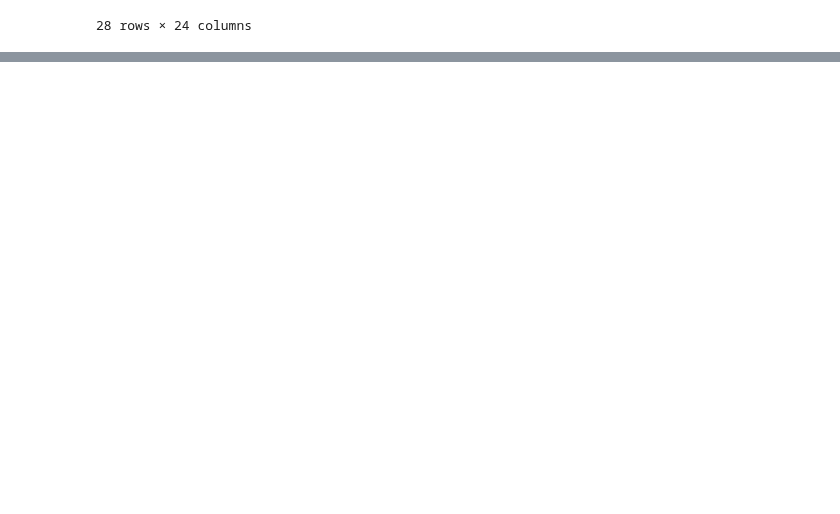
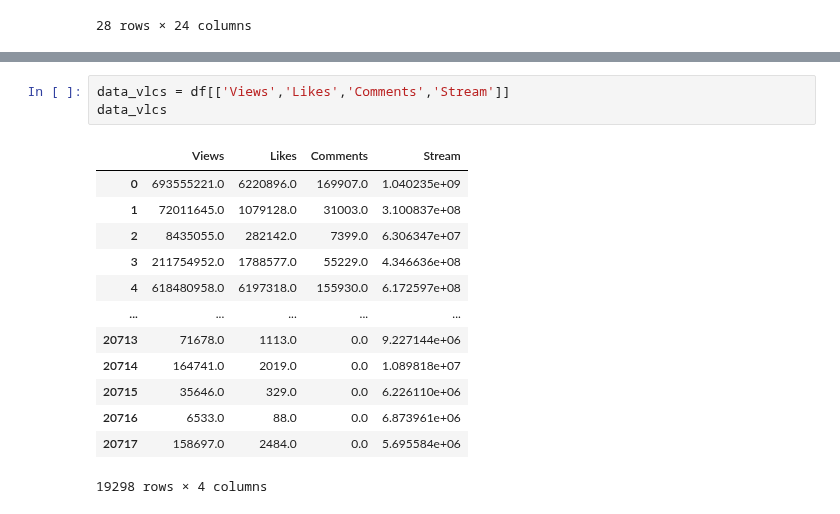
Before and after one commit to Lenmbugua/Analytics-Practice-Datasets, a Jupyter notebook: Spotify Youtube Dataset.ipynb, the cells around one changed output, grey strips where cells are left out. Saved outputs shown, nothing was run; the diff lists cells and outputs as text; blank space fills up the shorter version.

```diff
--- a/Spotify Youtube Dataset.ipynb
+++ b/Spotify Youtube Dataset.ipynb
@@ -546,0 +555,17 @@ df[df.Album == 'Greatest Hits']
+# %%
+data_vlcs = df[['Views','Likes','Comments','Stream']]
+data_vlcs
+# %% [output]
+|  | Views | Likes | Comments | Stream |
+| 0 | 693555221.0 | 6220896.0 | 169907.0 | 1.040235e+09 |
+| 1 | 72011645.0 | 1079128.0 | 31003.0 | 3.100837e+08 |
+| 2 | 8435055.0 | 282142.0 | 7399.0 | 6.306347e+07 |
+| 3 | 211754952.0 | 1788577.0 | 55229.0 | 4.346636e+08 |
+| 4 | 618480958.0 | 6197318.0 | 155930.0 | 6.172597e+08 |
+| ... | ... | ... | ... | ... |
+| 20713 | 71678.0 | 1113.0 | 0.0 | 9.227144e+06 |
+| 20714 | 164741.0 | 2019.0 | 0.0 | 1.089818e+07 |
+| 20715 | 35646.0 | 329.0 | 0.0 | 6.226110e+06 |
+| 20716 | 6533.0 | 88.0 | 0.0 | 6.873961e+06 |
+| 20717 | 158697.0 | 2484.0 | 0.0 | 5.695584e+06 |
+19298 rows × 4 columns
```
Also changed, not shown: parts of 4 cells of this notebook.
